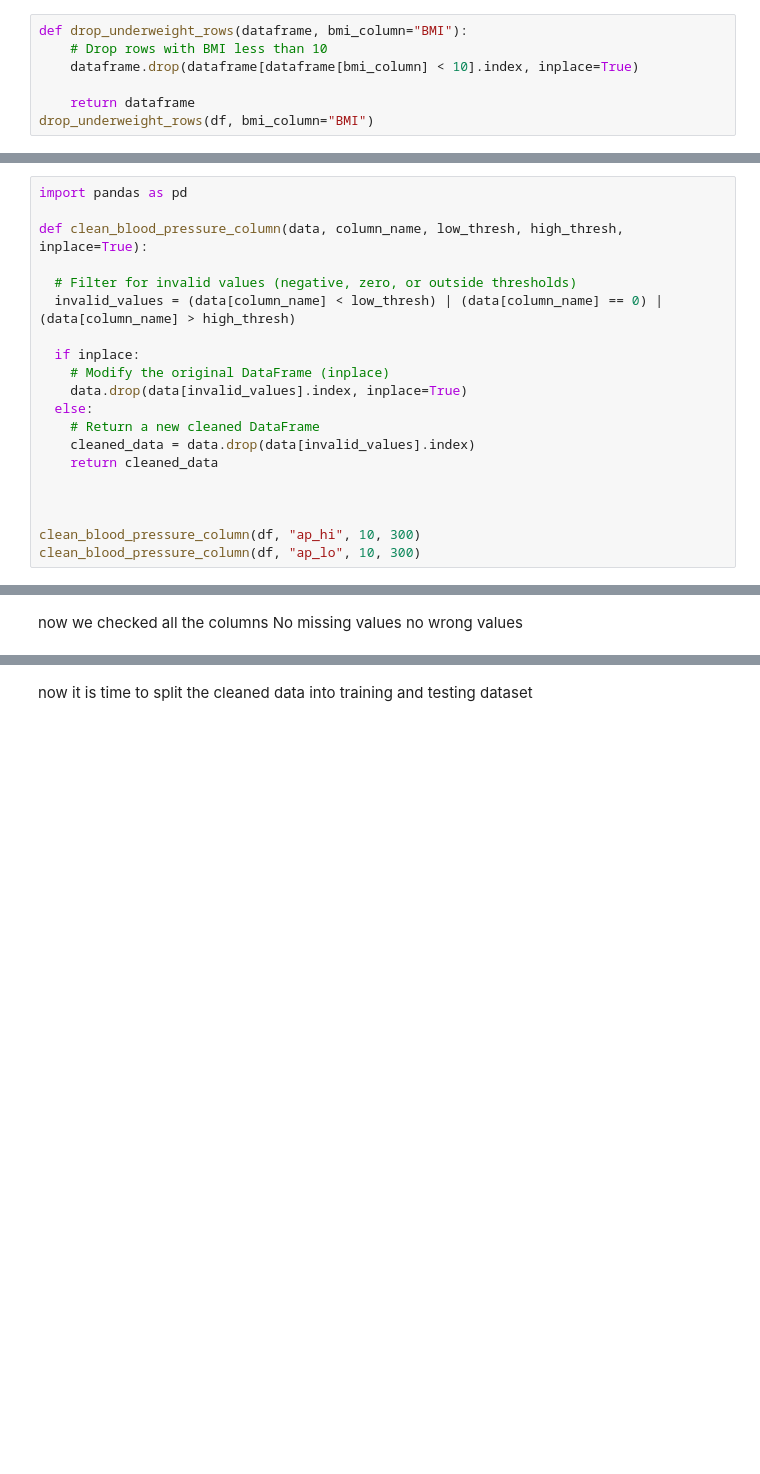
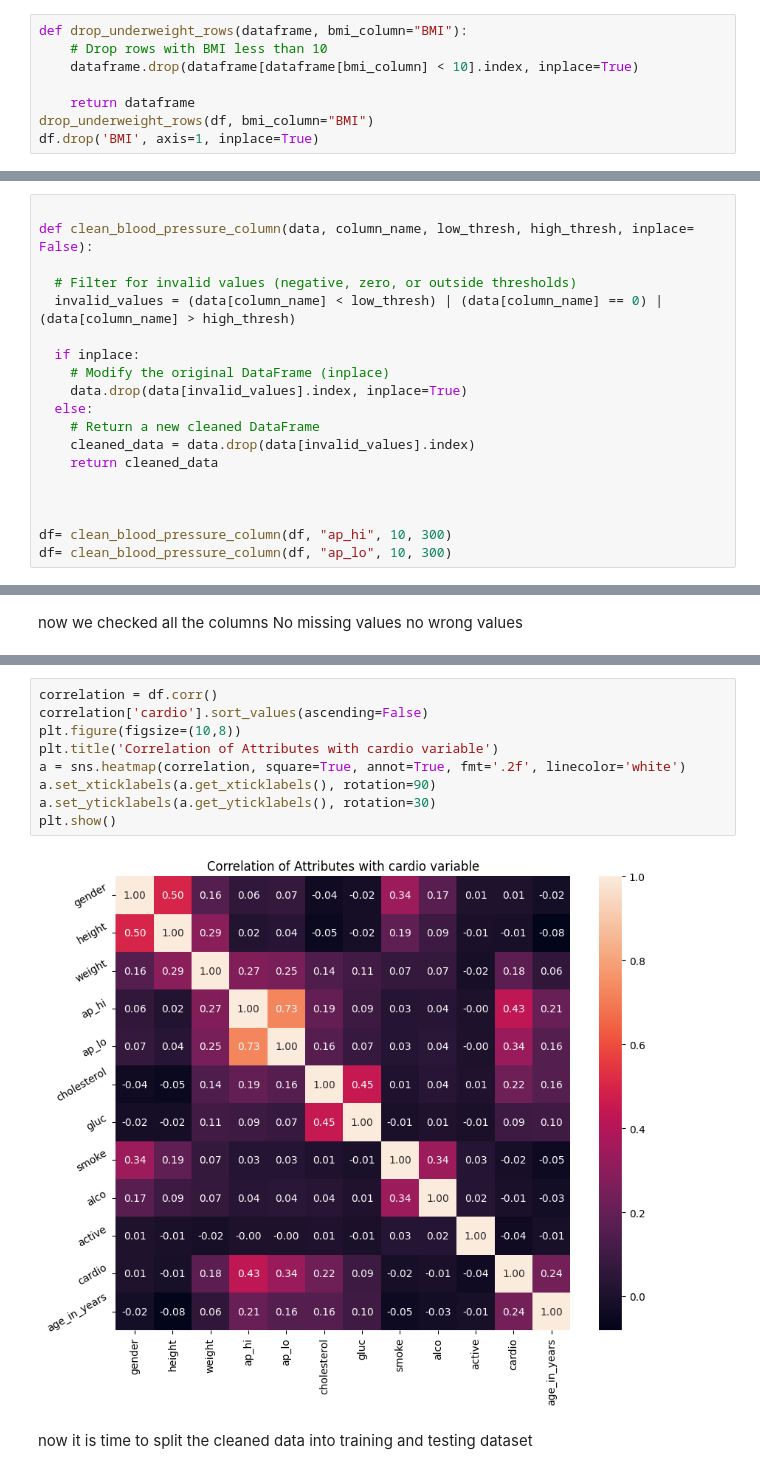
Before and after one commit to alyawdi/AI_Project, a Jupyter notebook: randomForest.ipynb, the cells around one changed output, grey strips where cells are left out. Cells and saved outputs as stored; diff of their text form; blank space fills up the shorter version.

```diff
--- a/randomForest.ipynb
+++ b/randomForest.ipynb
@@ -210,3 +237,4 @@ def drop_underweight_rows(dataframe, bmi_column="BMI"):
 
     return dataframe
 drop_underweight_rows(df, bmi_column="BMI")
+df.drop('BMI', axis=1, inplace=True)
@@ -290,9 +331,8 @@ we applied here correlation analysis to see if there is any relation between SBP
 
 The best thing todo here is to remove those values because they're also around 1000 in a 700000 dataset which will not cause that affect
 # %%
-import pandas as pd
 
-def clean_blood_pressure_column(data, column_name, low_thresh, high_thresh, inplace=True):
+def clean_blood_pressure_column(data, column_name, low_thresh, high_thresh, inplace= False):
 
   # Filter for invalid values (negative, zero, or outside thresholds)
   invalid_values = (data[column_name] < low_thresh) | (data[column_name] == 0) | (data[column_name] > high_thresh)
@@ -307,8 +347,8 @@ def clean_blood_pressure_column(data, column_name, low_thresh, high_thresh, inpl
 
 
 
-clean_blood_pressure_column(df, "ap_hi", 10, 300)
-clean_blood_pressure_column(df, "ap_lo", 10, 300)
+df= clean_blood_pressure_column(df, "ap_hi", 10, 300)
+df= clean_blood_pressure_column(df, "ap_lo", 10, 300)
 # %% [markdown]
 After consulting exprets we removed extreme wrong data which are above 300 or less than 10 in both column
 # %%
@@ -361,3 +437,14 @@ no wrong values
+# %%
+correlation = df.corr()
+correlation['cardio'].sort_values(ascending=False)
+plt.figure(figsize=(10,8))
+plt.title('Correlation of Attributes with cardio variable')
+a = sns.heatmap(correlation, square=True, annot=True, fmt='.2f', linecolor='white')
+a.set_xticklabels(a.get_xticklabels(), rotation=90)
+a.set_yticklabels(a.get_yticklabels(), rotation=30)
+plt.show()
+# %% [output]
+[figure, added]
 # %% [markdown]
 now it is time to split the cleaned data into training and testing dataset
 # %%
```
Also changed, not shown: parts of 29 cells of this notebook.
